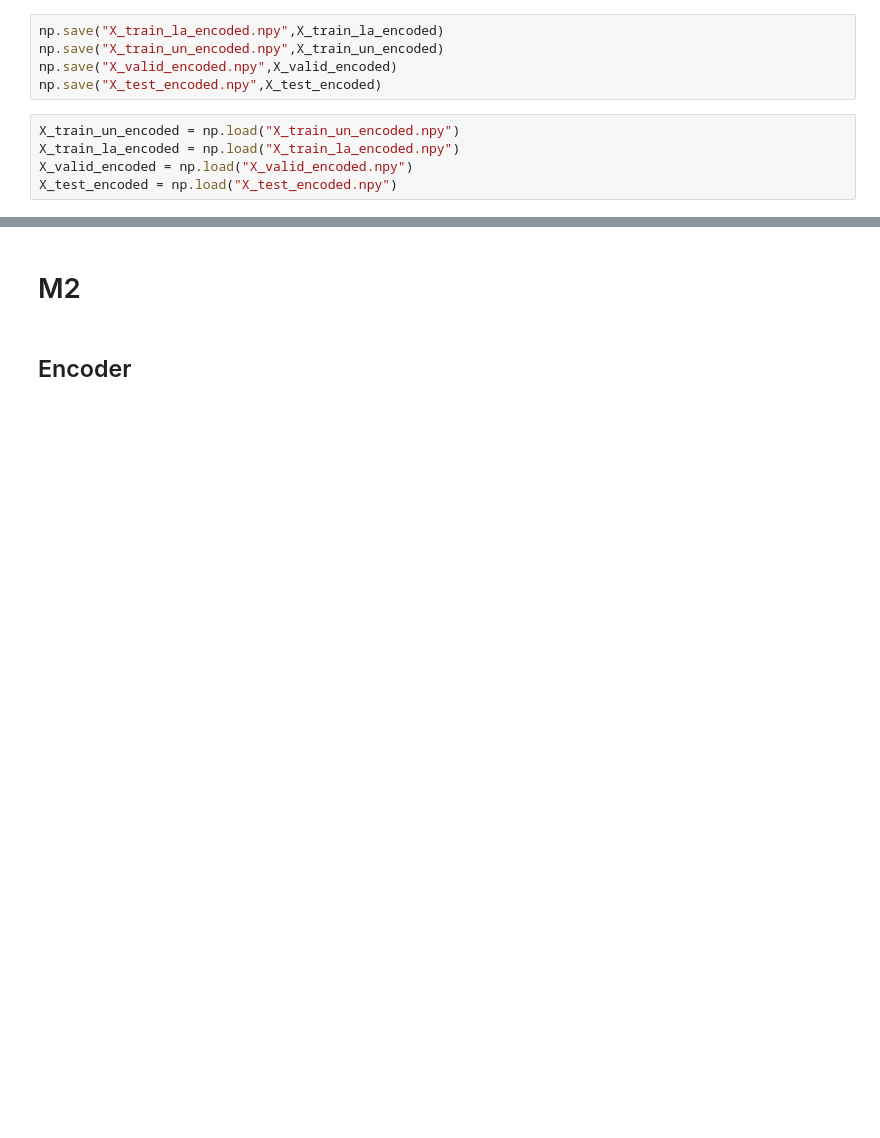
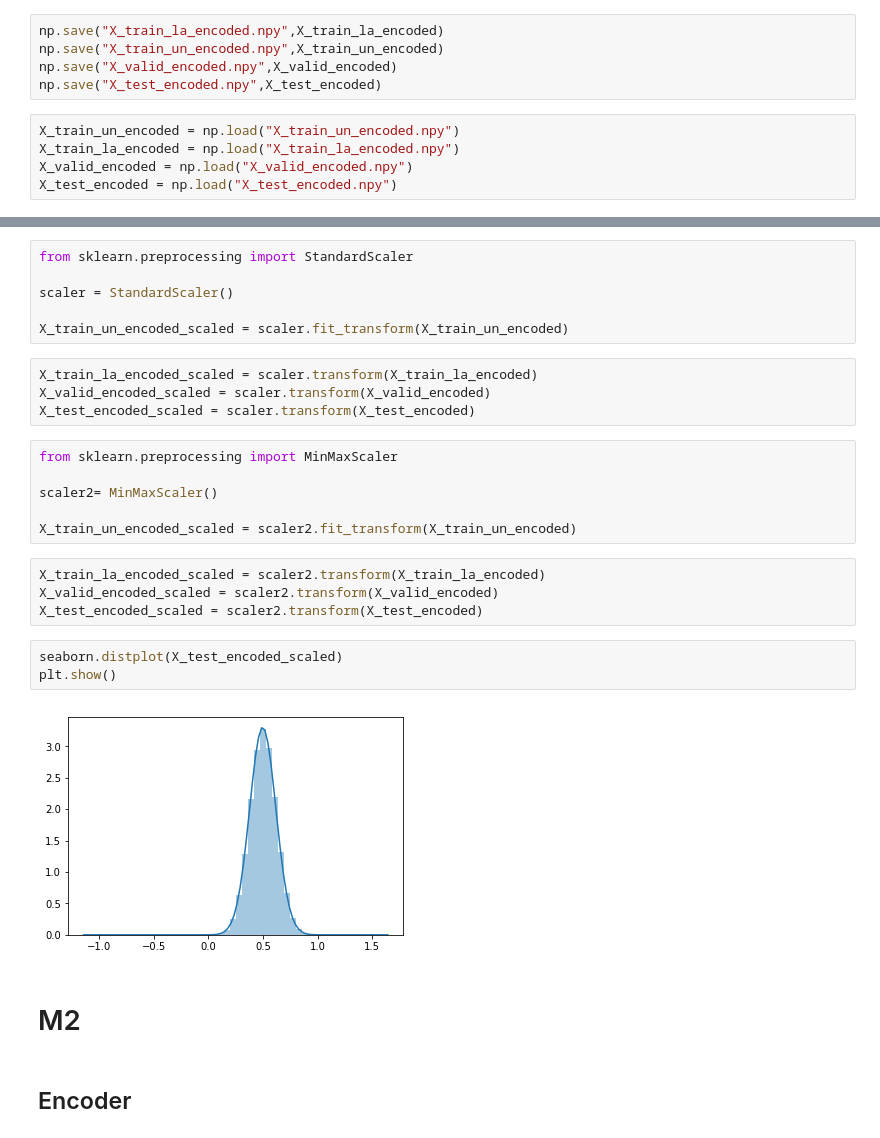
Before and after one commit to raghul-parthipan/semi_supervised_learning_vae, a Jupyter notebook: M1+M2.ipynb, the cells around one changed output, grey strips where cells are left out. Saved outputs shown, nothing was run; the diff lists cells and outputs as text; blank space fills up the shorter version.

```diff
--- a/M1+M2.ipynb
+++ b/M1+M2.ipynb
@@ -151,3 +222,28 @@ X_test_encoded = np.load("X_test_encoded.npy")
+# %%
+from sklearn.preprocessing import StandardScaler
+
+scaler = StandardScaler()
+
+X_train_un_encoded_scaled = scaler.fit_transform(X_train_un_encoded)
+# %%
+X_train_la_encoded_scaled = scaler.transform(X_train_la_encoded)
+X_valid_encoded_scaled = scaler.transform(X_valid_encoded)
+X_test_encoded_scaled = scaler.transform(X_test_encoded)
+# %%
+from sklearn.preprocessing import MinMaxScaler
+
+scaler2= MinMaxScaler()
+
+X_train_un_encoded_scaled = scaler2.fit_transform(X_train_un_encoded)
+# %%
+X_train_la_encoded_scaled = scaler2.transform(X_train_la_encoded)
+X_valid_encoded_scaled = scaler2.transform(X_valid_encoded)
+X_test_encoded_scaled = scaler2.transform(X_test_encoded)
+# %%
+seaborn.distplot(X_test_encoded_scaled)
+plt.show()
+# %% [output]
+[figure, added]
 # %% [markdown]
 # M2 #
 # %% [markdown]
```
Also changed, not shown: parts of 33 cells of this notebook, 2 other files.
